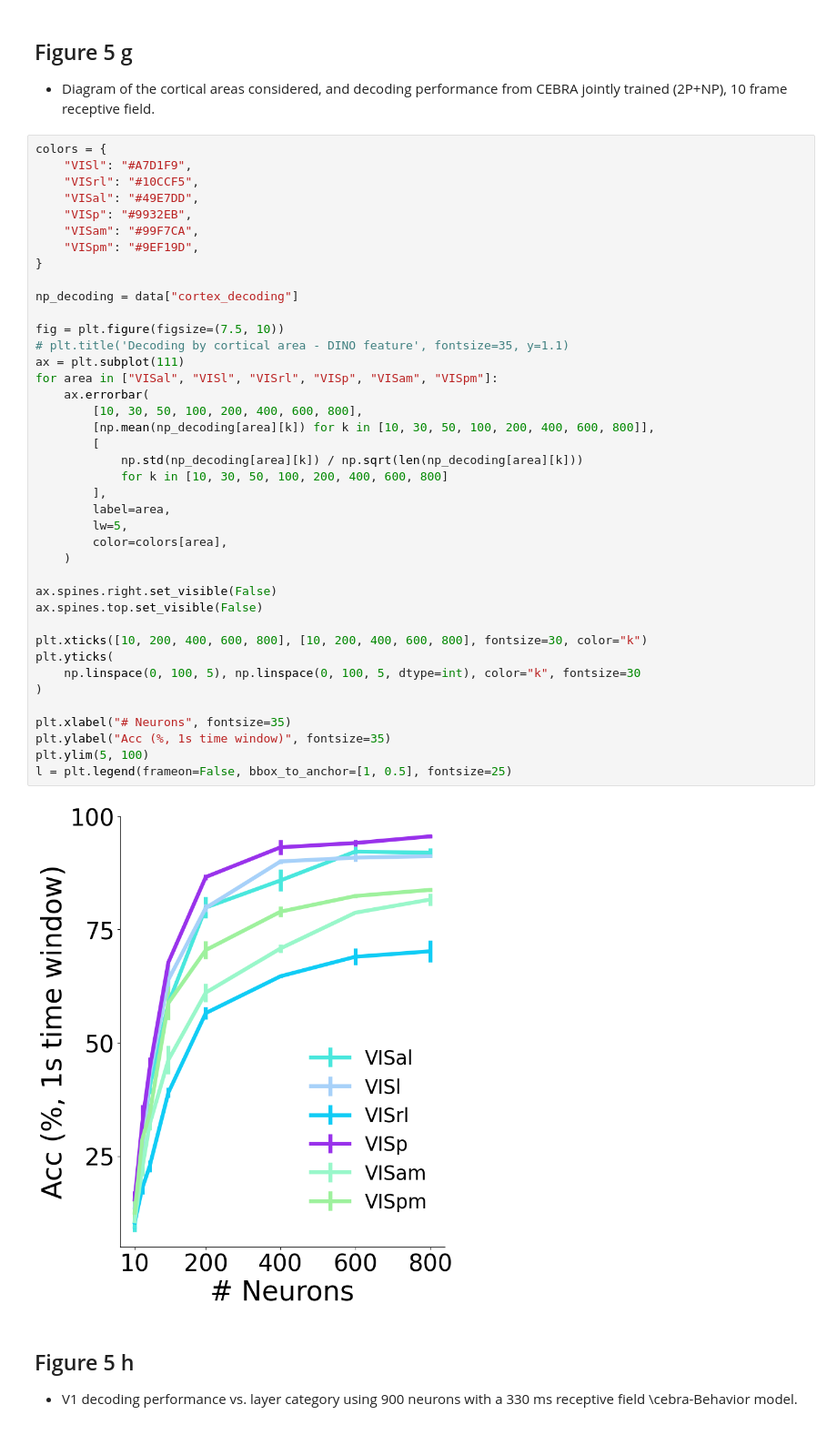
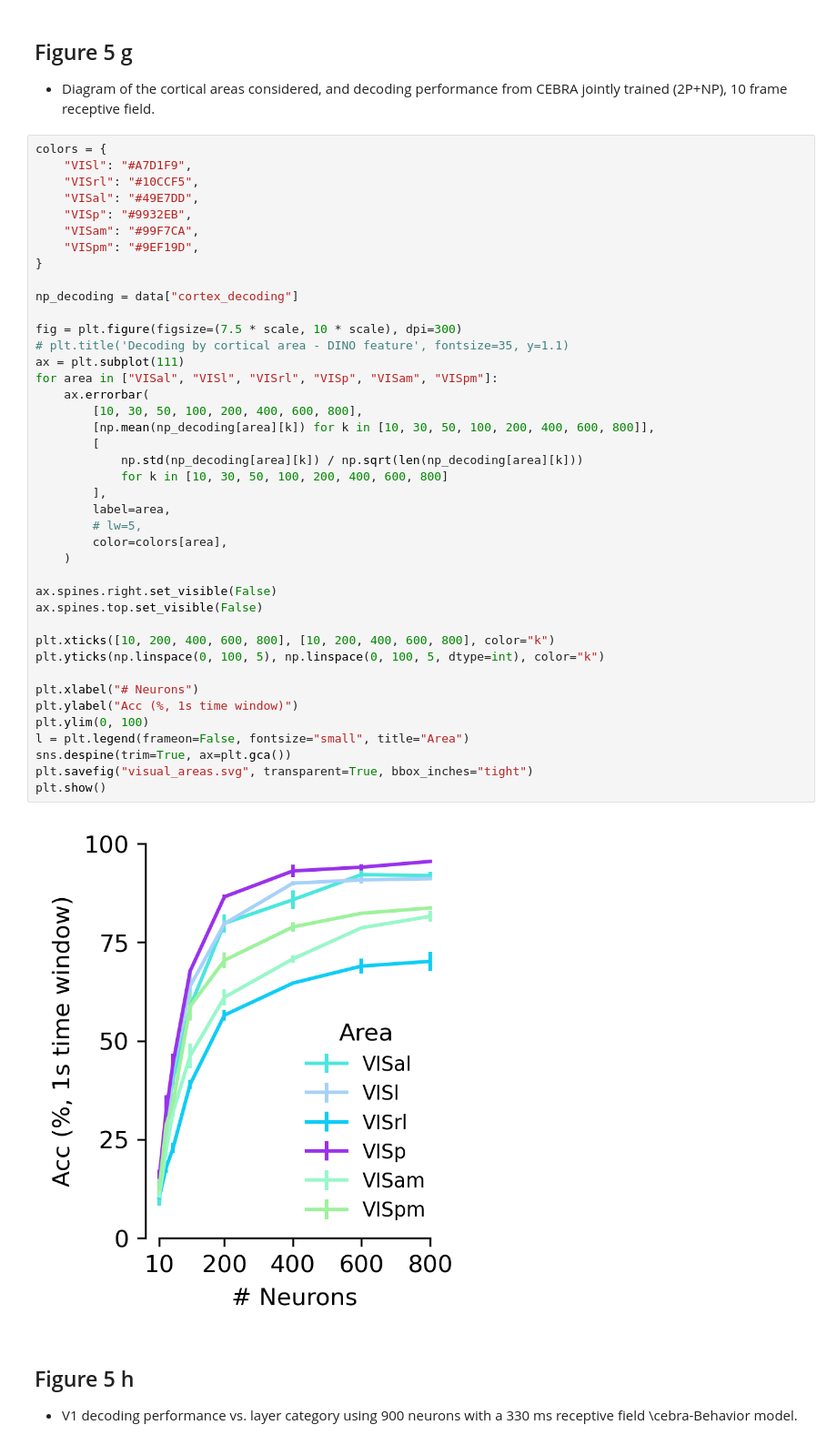
Before and after one commit to AdaptiveMotorControlLab/cebra-figures, a Jupyter notebook: figures/Figure5.ipynb, the cells around one changed output. Shown at 91% size. Drawn from its saved outputs; the diff is of its cells as text.

```diff
--- a/figures/Figure5.ipynb
+++ b/figures/Figure5.ipynb
@@ -533,44 +573,45 @@ Text(0, 0.5, 'Frame difference')
 colors = {
     "VISl": "#A7D1F9",
     "VISrl": "#10CCF5",
     "VISal": "#49E7DD",
     "VISp": "#9932EB",
     "VISam": "#99F7CA",
     "VISpm": "#9EF19D",
 }
 
 np_decoding = data["cortex_decoding"]
 
-fig = plt.figure(figsize=(7.5, 10))
+fig = plt.figure(figsize=(7.5 * scale, 10 * scale), dpi=300)
 # plt.title('Decoding by cortical area - DINO feature', fontsize=35, y=1.1)
 ax = plt.subplot(111)
 for area in ["VISal", "VISl", "VISrl", "VISp", "VISam", "VISpm"]:
     ax.errorbar(
         [10, 30, 50, 100, 200, 400, 600, 800],
         [np.mean(np_decoding[area][k]) for k in [10, 30, 50, 100, 200, 400, 600, 800]],
         [
             np.std(np_decoding[area][k]) / np.sqrt(len(np_decoding[area][k]))
             for k in [10, 30, 50, 100, 200, 400, 600, 800]
         ],
         label=area,
-        lw=5,
+        # lw=5,
         color=colors[area],
     )
 
 ax.spines.right.set_visible(False)
 ax.spines.top.set_visible(False)
 
-plt.xticks([10, 200, 400, 600, 800], [10, 200, 400, 600, 800], fontsize=30, color="k")
-plt.yticks(
-    np.linspace(0, 100, 5), np.linspace(0, 100, 5, dtype=int), color="k", fontsize=30
-)
+plt.xticks([10, 200, 400, 600, 800], [10, 200, 400, 600, 800], color="k")
+plt.yticks(np.linspace(0, 100, 5), np.linspace(0, 100, 5, dtype=int), color="k")
 
-plt.xlabel("# Neurons", fontsize=35)
-plt.ylabel("Acc (%, 1s time window)", fontsize=35)
-plt.ylim(5, 100)
-l = plt.legend(frameon=False, bbox_to_anchor=[1, 0.5], fontsize=25)
+plt.xlabel("# Neurons")
+plt.ylabel("Acc (%, 1s time window)")
+plt.ylim(0, 100)
+l = plt.legend(frameon=False, fontsize="small", title="Area")
+sns.despine(trim=True, ax=plt.gca())
+plt.savefig("visual_areas.svg", transparent=True, bbox_inches="tight")
+plt.show()
 # %% [output]
-[figure, old version]
+[figure, new version]
 # %% [markdown]
 ## Figure 5 h
 
```
Also changed, not shown: parts of 9 cells of this notebook, 2 other files.
